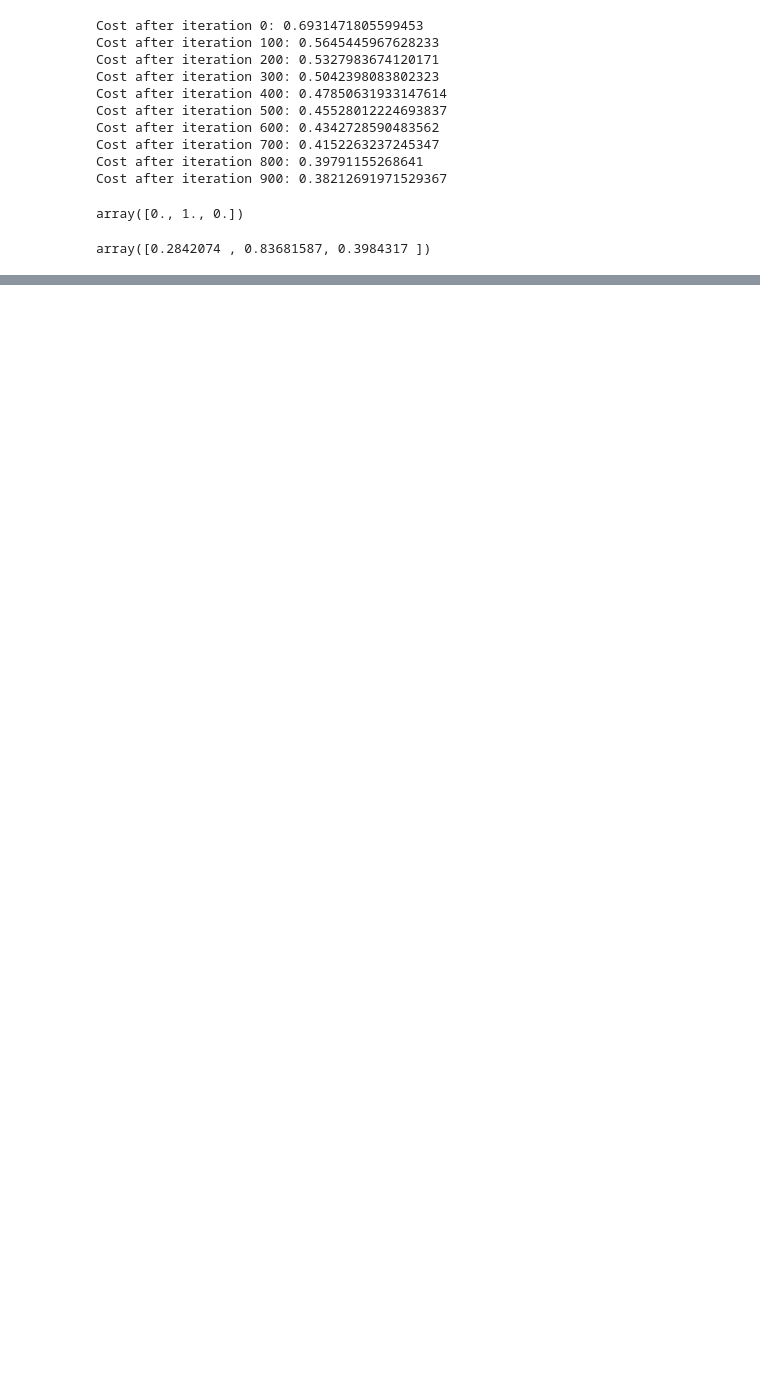
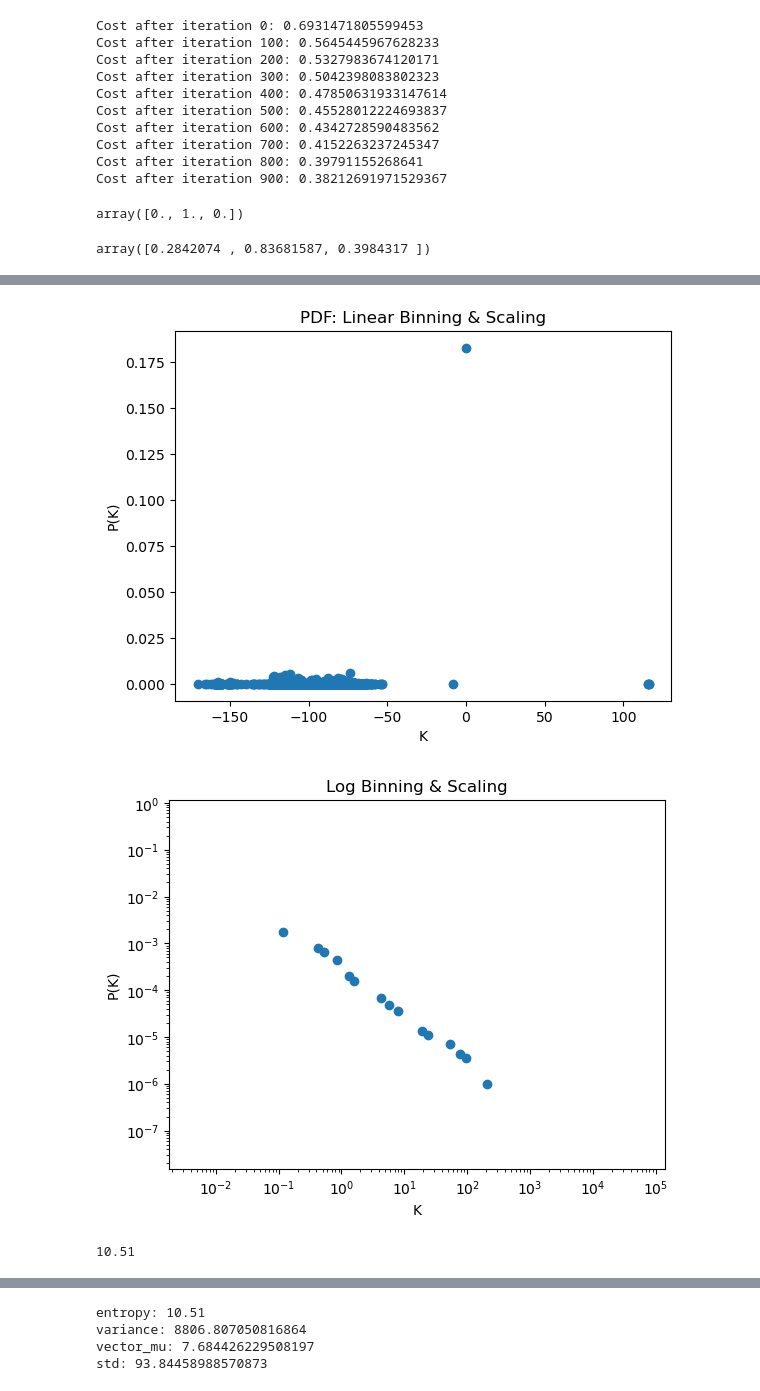
Before and after one commit to LilaShiba/generalized_model, a Jupyter notebook: ufo_research/notebooks/node.ipynb, the cells around one changed output, grey strips where cells are left out. Saved outputs shown, nothing was run; the diff lists cells and outputs as text; code cells hidden in the pictures; blank space fills up the shorter version.

```diff
--- a/ufo_research/notebooks/node.ipynb
+++ b/ufo_research/notebooks/node.ipynb
@@ -127,0 +142,15 @@ array([0.2842074 , 0.83681587, 0.3984317 ])
+# %%
+
+lat = node.vect('city_latitude')
+lat.set_up(df['city_latitude'],False,False)
+#lat.vector = [round(x,2) for x in lat.vector]
+
+lon = node.vect('city_longitude')
+lon.set_up(df['city_longitude'],False,False)
+#lon.vector = [round(x,2) for x in lon.vector]
+# %%
+lon.basic_stats()
+# %% [output]
+[figure, added]
+[figure, added]
+10.51
@@ -127,0 +158,4 @@ array([0.2842074 , 0.83681587, 0.3984317 ])
+entropy: 10.51
+variance: 8806.807050816864
+vector_mu: 7.684426229508197
+std: 93.84458988570873
```
Also changed, not shown: parts of 10 cells of this notebook, 1 other file.
